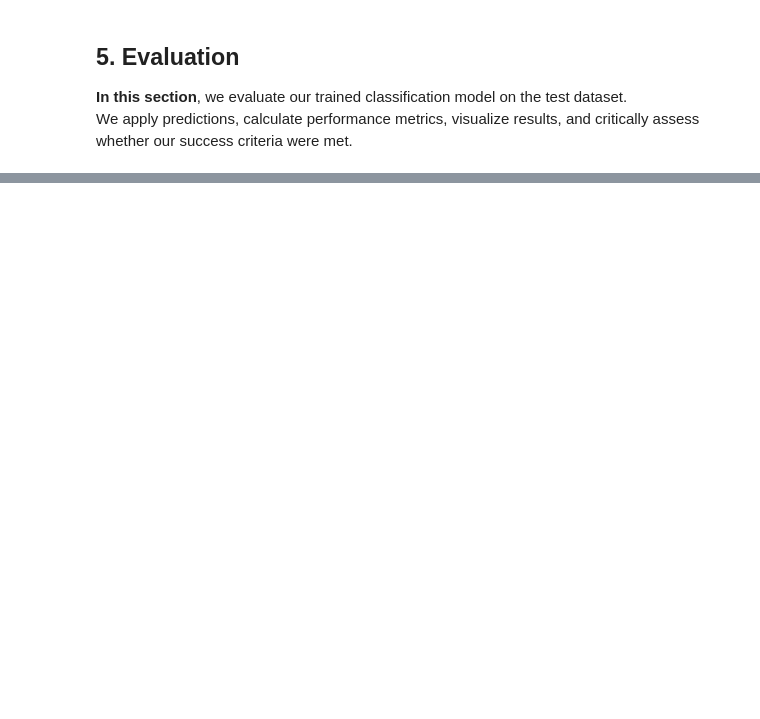
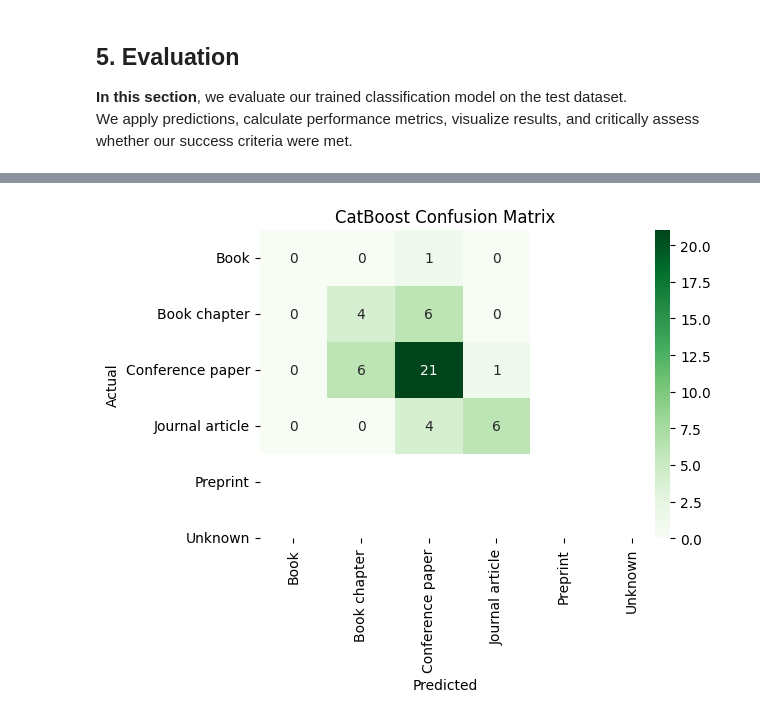
Before and after one commit to Tikulirekuti-Mwale/Publication_Types, a Jupyter notebook: classification_of_Publication_types.ipynb, the cells around one changed output, grey strips where cells are left out. Cells and saved outputs as stored; diff of their text form; code cells hidden in the pictures; blank space fills up the shorter version.

```diff
--- a/classification_of_Publication_types.ipynb
+++ b/classification_of_Publication_types.ipynb
@@ -697,0 +989,97 @@ plt.show()
+# %%
+# ===============================
+# Step 0: Install and import libraries
+# ===============================
+!pip install catboost --quiet
+
+from catboost import CatBoostClassifier
+from sklearn.preprocessing import LabelEncoder
+from sklearn.model_selection import train_test_split
+from sklearn.metrics import accuracy_score, classification_report, confusion_matrix
+import seaborn as sns
+import matplotlib.pyplot as plt
+import numpy as np
+
+# ===============================
+# Step 1: Remove rare classes (less than 2 samples)
+# ===============================
+class_counts = y.value_counts()
+rare_classes = class_counts[class_counts < 2].index
+
+# Filter out rare classes
+X_filtered = X[~y.isin(rare_classes)]
+y_filtered = y[~y.isin(rare_classes)]
+
+# ===============================
+# Step 2: Encode labels
+# ===============================
+le_cat = LabelEncoder()
+y_encoded = le_cat.fit_transform(y_filtered)
+
+# ===============================
+# Step 3: Stratified train/test split
+# ===============================
+X_train, X_test, y_train_encoded, y_test_encoded = train_test_split(
+    X_filtered, y_encoded, test_size=0.2, random_state=42, stratify=y_encoded
+)
+
+# ===============================
+# Step 4: Train CatBoost
+# ===============================
+cat_model = CatBoostClassifier(
+    iterations=500,
+    learning_rate=0.1,
+    depth=6,
+    random_seed=42,
+    verbose=0
+)
+cat_model.fit(X_train, y_train_encoded)
+
+# ===============================
+# Step 5: Make predictions and decode
+# ===============================
+y_pred_encoded = cat_model.predict(X_test)
+y_pred_cat = le_cat.inverse_transform(y_pred_encoded.astype(int))  # back to original labels
+y_test_original = le_cat.inverse_transform(y_test_encoded)
+
+# ===============================
+# Step 6: Evaluate
+# ===============================
+# Accuracy
+acc_cat = accuracy_score(y_test_original, y_pred_cat)
+print("✅ CatBoost Accuracy:", acc_cat)
+
+# Classification report
+print("\n📊 Classification Report:\n")
+print(classification_report(
+    y_test_original,
+    y_pred_cat,
+    target_names=le.classes_,
+    labels=np.unique(y_test_original)
+))
+
+# Confusion Matrix
+cm_cat = confusion_matrix(y_test_original, y_pred_cat)
+plt.figure(figsize=(6,4))
+sns.heatmap(cm_cat, annot=True, fmt='d', cmap="Greens",
+            xticklabels=le.classes_, yticklabels=le.classes_)
+plt.title("CatBoost Confusion Matrix")
+plt.xlabel("Predicted")
+plt.ylabel("Actual")
+plt.show()
+
+# ===============================
+# Step 7: Compare with previous models
+# ===============================
+# Compare with Decision Tree ('acc') and XGBoost ('acc_xgb')
+best_acc = max(acc, acc_xgb, acc_cat)
+if best_acc == acc_cat:
+    final_model = cat_model
+    print(f"🎯 CatBoost selected as final model (Accuracy: {acc_cat:.2f})")
+elif best_acc == acc_xgb:
+    final_model = xgb_model
+    print(f"🎯 XGBoost selected as final model (Accuracy: {acc_xgb:.2f})")
+else:
+    final_model = model
+    print(f"🎯 Decision Tree remains final model (Accuracy: {acc:.2f})")
+# %% [output]
@@ -697,0 +1100 @@ plt.show()
+[figure, added]
```
Also changed, not shown: parts of 17 cells of this notebook.
